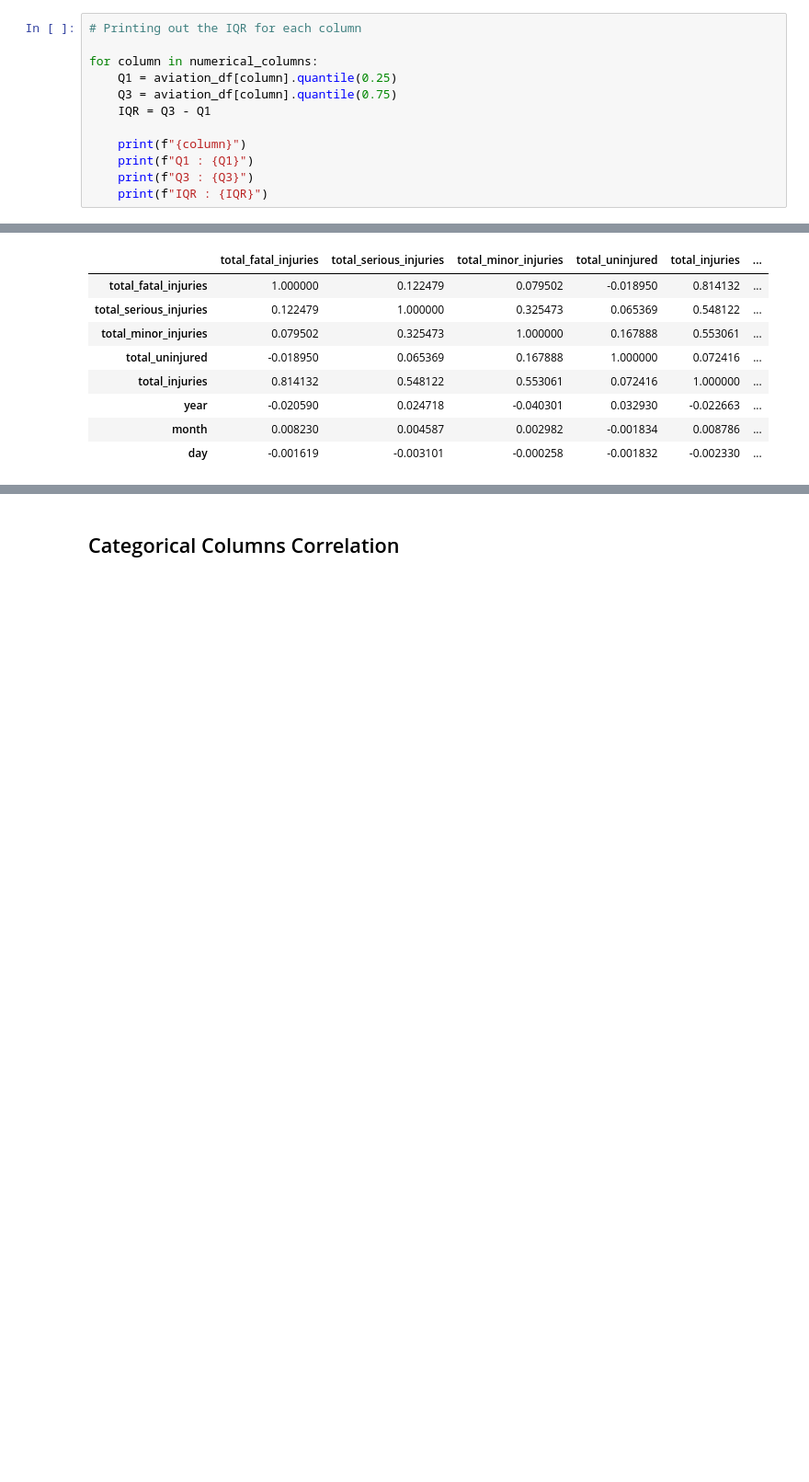
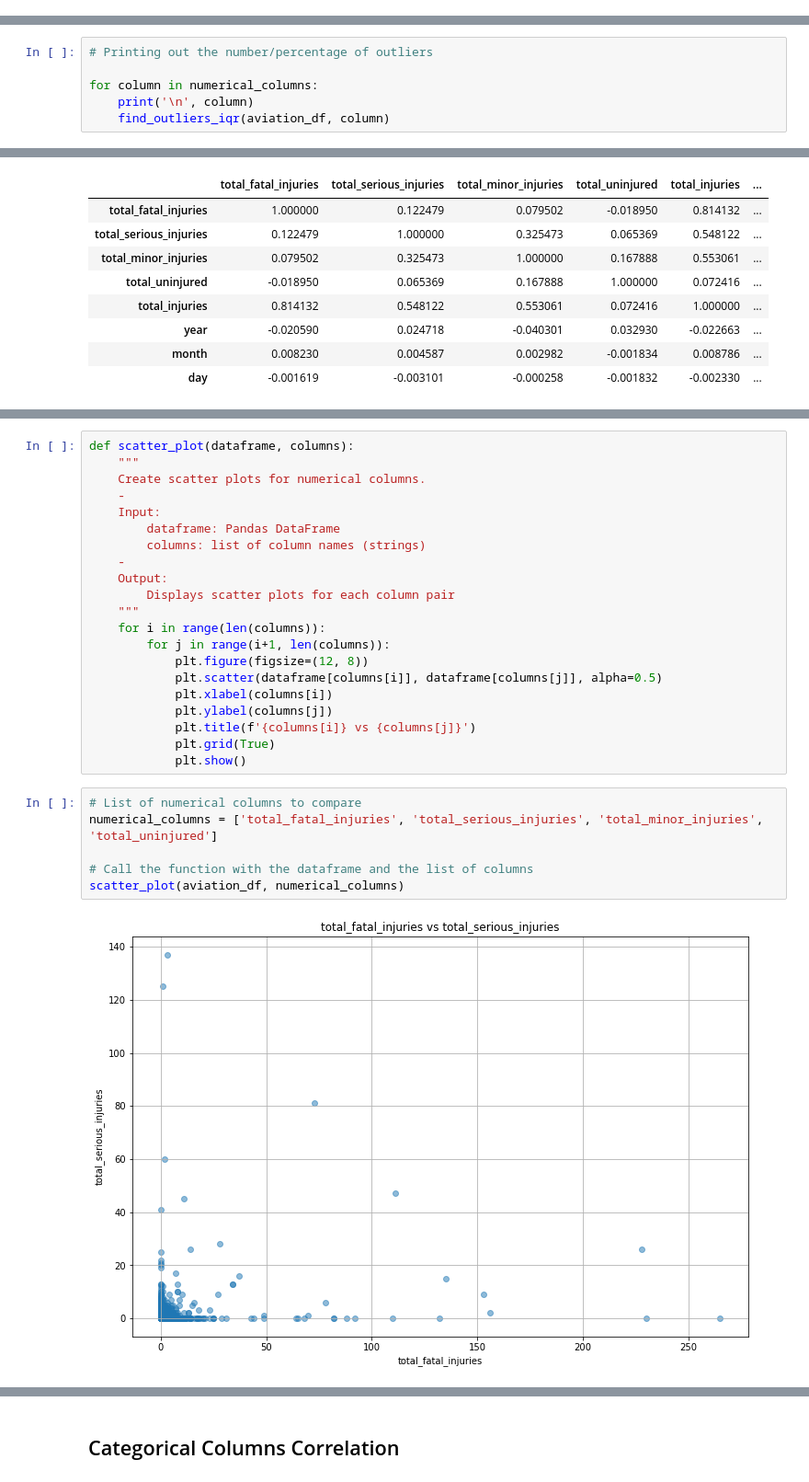
Before and after one commit to Haoweee/Phase-1-Project-1, a Jupyter notebook: combined_eda.ipynb, the cells around one changed output, grey strips where cells are left out. Shown: that part at 92% size. Drawn from its saved outputs; the diff is of its cells as text; blank space fills up the shorter version.

```diff
--- a/combined_eda.ipynb
+++ b/combined_eda.ipynb
@@ -1041,15 +886,3 @@ plt.tight_layout()
 plt.show()
 # %% [output]
 [figure]
-# %%
-# Printing out the IQR for each column
-
-for column in numerical_columns:
-    Q1 = aviation_df[column].quantile(0.25)
-    Q3 = aviation_df[column].quantile(0.75)
-    IQR = Q3 - Q1
-
-    print(f"{column}")
-    print(f"Q1 : {Q1}")
-    print(f"Q3 : {Q3}")
-    print(f"IQR : {IQR}")
@@ -1076,0 +889,6 @@ IQR : 1.0
+# %%
+# Printing out the number/percentage of outliers
+
+for column in numerical_columns:
+    print('\n', column)
+    find_outliers_iqr(aviation_df, column)
@@ -1100,0 +953,29 @@ aviation_df.corr()
+# %%
+def scatter_plot(dataframe, columns):
+    """
+    Create scatter plots for numerical columns.
+    -
+    Input:
+        dataframe: Pandas DataFrame
+        columns: list of column names (strings)
+    -
+    Output:
+        Displays scatter plots for each column pair
+    """
+    for i in range(len(columns)):
+        for j in range(i+1, len(columns)):
+            plt.figure(figsize=(12, 8))
+            plt.scatter(dataframe[columns[i]], dataframe[columns[j]], alpha=0.5)
+            plt.xlabel(columns[i])
+            plt.ylabel(columns[j])
+            plt.title(f'{columns[i]} vs {columns[j]}')
+            plt.grid(True)
+            plt.show()
+# %%
+# List of numerical columns to compare
+numerical_columns = ['total_fatal_injuries', 'total_serious_injuries', 'total_minor_injuries', 'total_uninjured']
+
+# Call the function with the dataframe and the list of columns
+scatter_plot(aviation_df, numerical_columns)
+# %% [output]
+[figure, added]
```
Also changed, not shown: parts of 54 cells of this notebook, 1 other file.
